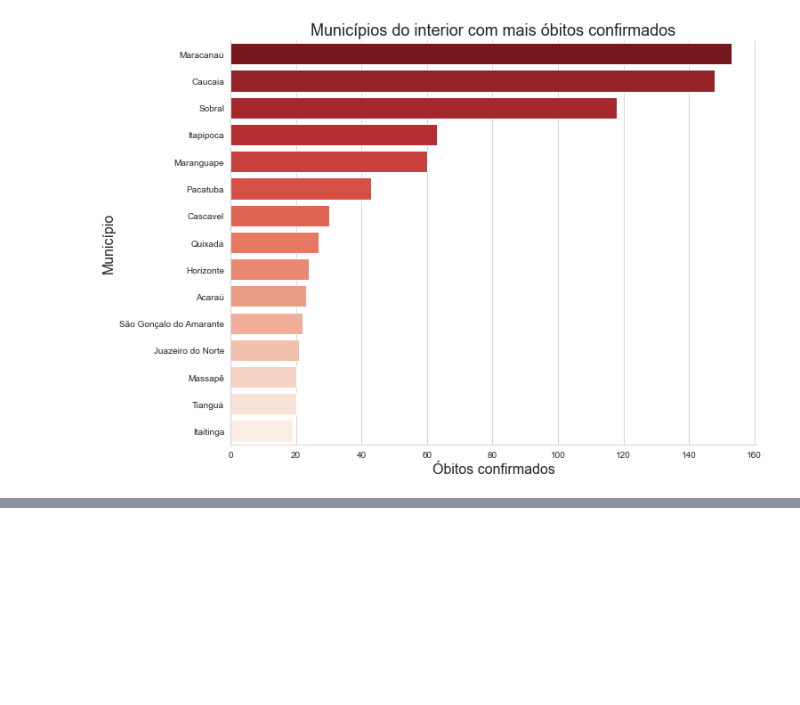
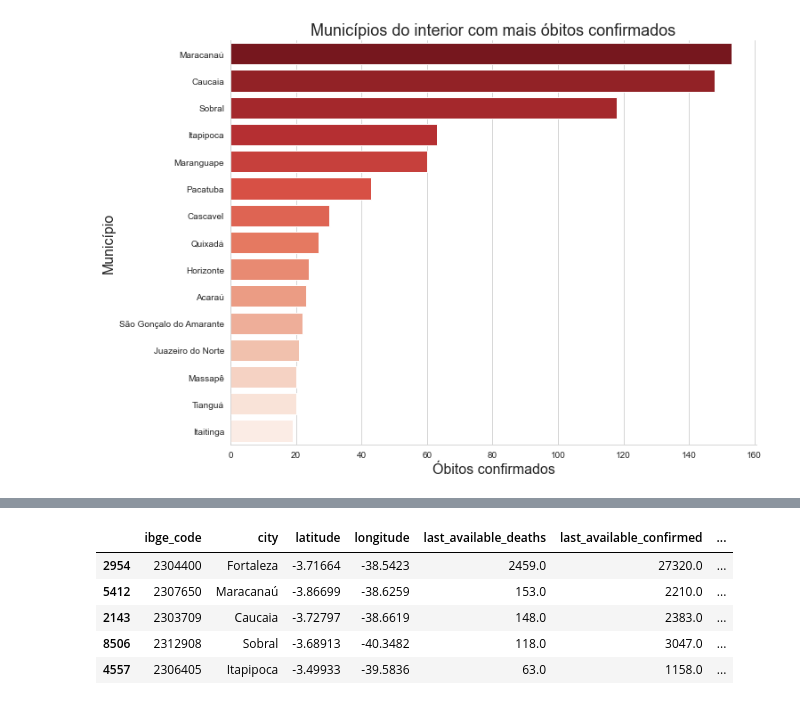
Before and after one commit to Igorlinharesb/COVID-Ceara, a Jupyter notebook: Covid_CE.ipynb, the cells around one changed output, grey strips where cells are left out. Saved outputs shown, nothing was run; the diff lists cells and outputs as text; code cells hidden in the pictures; blank space fills up the shorter version.

```diff
--- a/Covid_CE.ipynb
+++ b/Covid_CE.ipynb
@@ -204,0 +233,9 @@ plt.show()
+# %%
+df.head()
+# %% [output]
+|  | ibge_code | city | latitude | longitude | last_available_deaths | last_available_confirmed | ... |
+| 2954 | 2304400 | Fortaleza | -3.71664 | -38.5423 | 2459.0 | 27320.0 | ... |
+| 5412 | 2307650 | Maracanaú | -3.86699 | -38.6259 | 153.0 | 2210.0 | ... |
+| 2143 | 2303709 | Caucaia | -3.72797 | -38.6619 | 148.0 | 2383.0 | ... |
+| 8506 | 2312908 | Sobral | -3.68913 | -40.3482 | 118.0 | 3047.0 | ... |
+| 4557 | 2306405 | Itapipoca | -3.49933 | -39.5836 | 63.0 | 1158.0 | ... |
```
Also changed, not shown: parts of 8 cells of this notebook, 3 other files.
